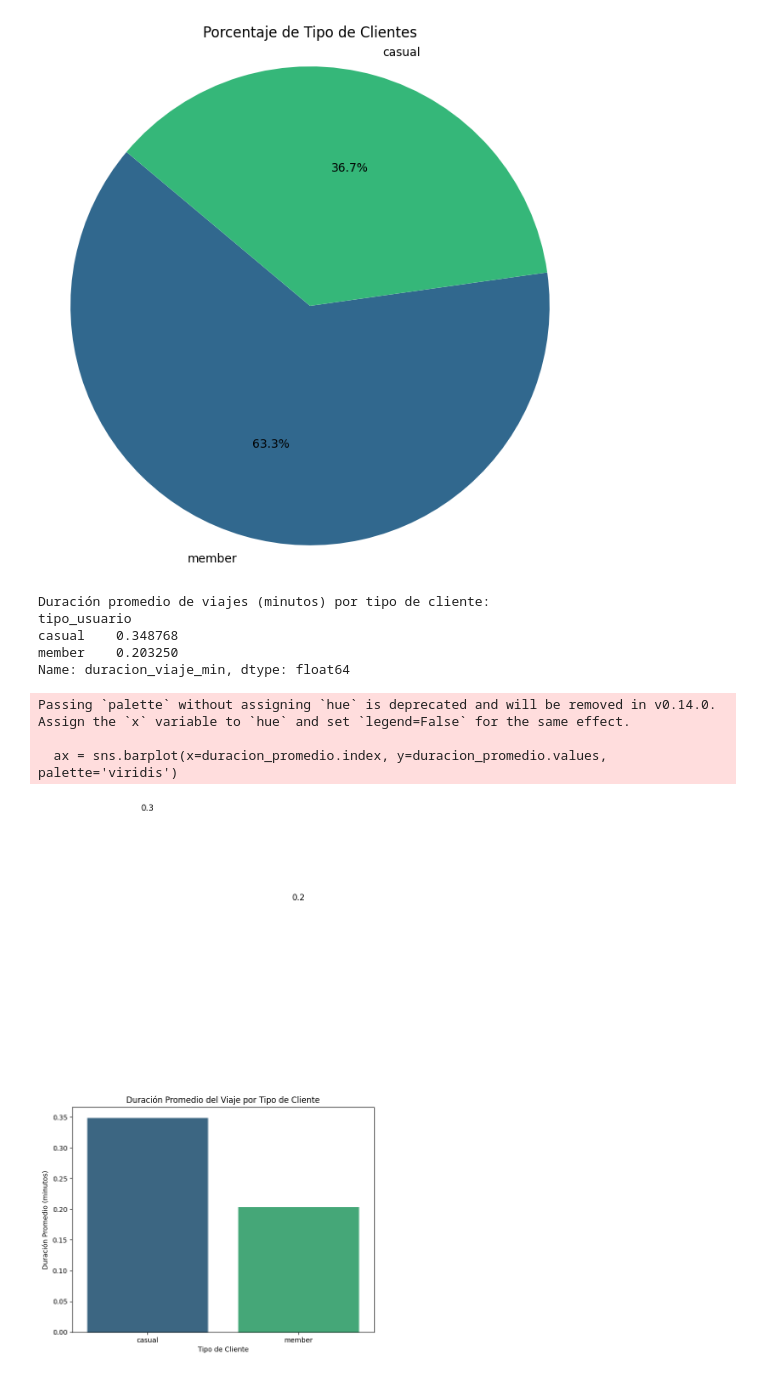
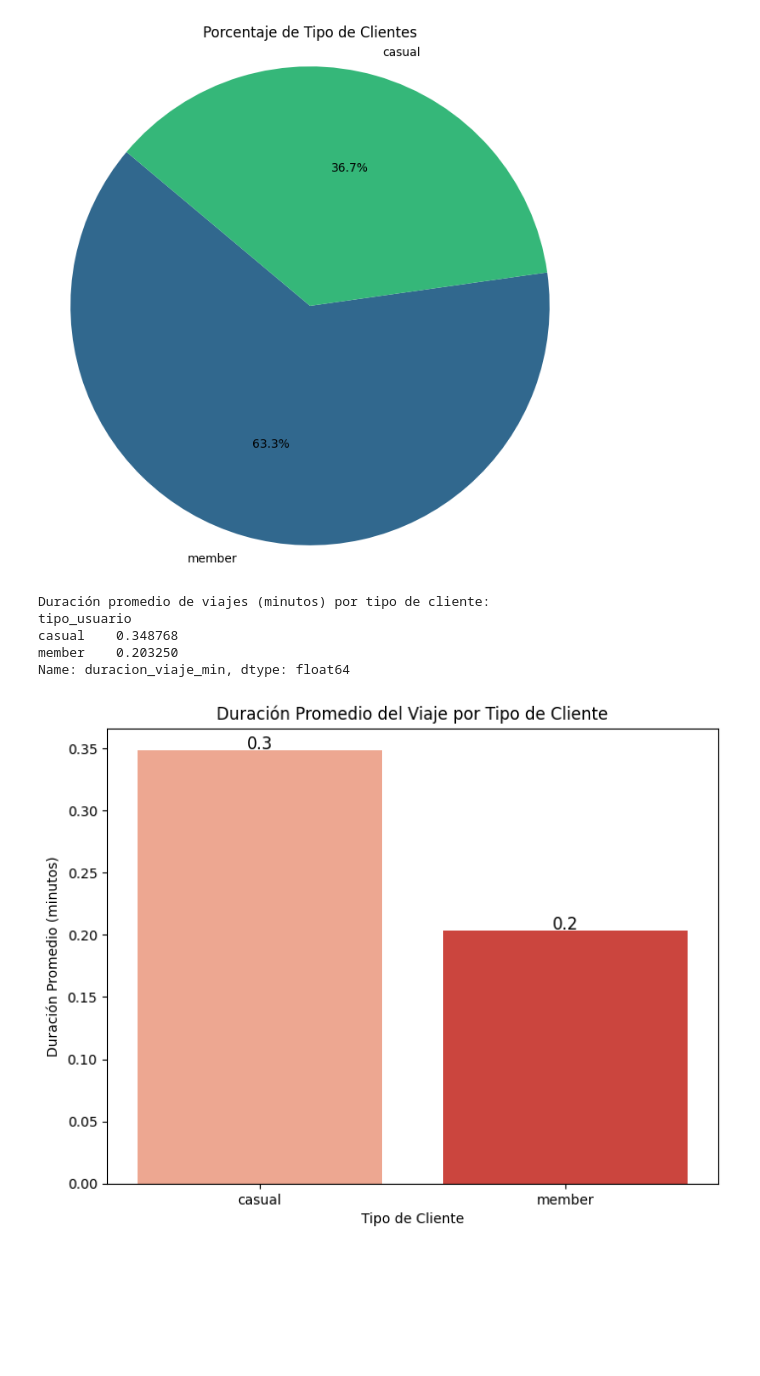
Before and after one commit to VivianaEVV/Caso-pr-ctico-Curso-An-lisis-de-Datos-de-Google-Specialization, a Jupyter notebook: Caso_Practico_Cyclistic.ipynb, the cells around one changed output. Saved outputs shown, nothing was run; the diff lists cells and outputs as text; code cells hidden in the pictures; blank space fills up the shorter version.

```diff
--- a/Caso_Practico_Cyclistic.ipynb
+++ b/Caso_Practico_Cyclistic.ipynb
@@ -291,34 +291,30 @@ plt.show()
 # %% [output]
 [figure]
 # %%
-
 # Comparar la duración promedio de los viajes por tipo de cliente
 # Convertir la duración a minutos en caso de que esté en segundos (ajusta según tu DataFrame)
 # Aquí se asume que 'duracion_viaje' está en segundos. Si ya está en minutos, omite la división.
 df_analisis['duracion_viaje_min'] = df_analisis['duracion_viaje'] / 60
 
 duracion_promedio = df_analisis.groupby('tipo_usuario')['duracion_viaje_min'].mean()
 
 print("\nDuración promedio de viajes (minutos) por tipo de cliente:")
 print(duracion_promedio)
 
 plt.figure(figsize=(8, 6))
-ax = sns.barplot(x=duracion_promedio.index, y=duracion_promedio.values, palette='viridis')
+ax = sns.barplot(x=duracion_promedio.index, y=duracion_promedio.values, hue=duracion_promedio.index, palette='Reds', legend=False)
 plt.title('Duración Promedio del Viaje por Tipo de Cliente')
 plt.xlabel('Tipo de Cliente')
 plt.ylabel('Duración Promedio (minutos)')
 
-# Agregar etiquetas con la duración promedio sobre cada barra
+# Ajustar la posición de las etiquetas sobre las barras
 for index, value in enumerate(duracion_promedio.values):
-    ax.text(index, value + 0.5, f'{value:.1f}', ha='center', fontsize=12)
+    ax.text(index, value + 0.001, f'{value:.1f}', ha='center', fontsize=12)
 plt.show()
 # %% [output]
 Duración promedio de viajes (minutos) por tipo de cliente:
 tipo_usuario
 casual    0.348768
 member    0.203250
 Name: duracion_viaje_min, dtype: float64
-Passing `palette` without assigning `hue` is deprecated and will be removed in v0.14.0. Assign the `x` variable to `hue` and set `legend=False` for the same effect.
-
-  ax = sns.barplot(x=duracion_promedio.index, y=duracion_promedio.values, palette='viridis')
-[figure, old version]
+[figure, new version]
```
